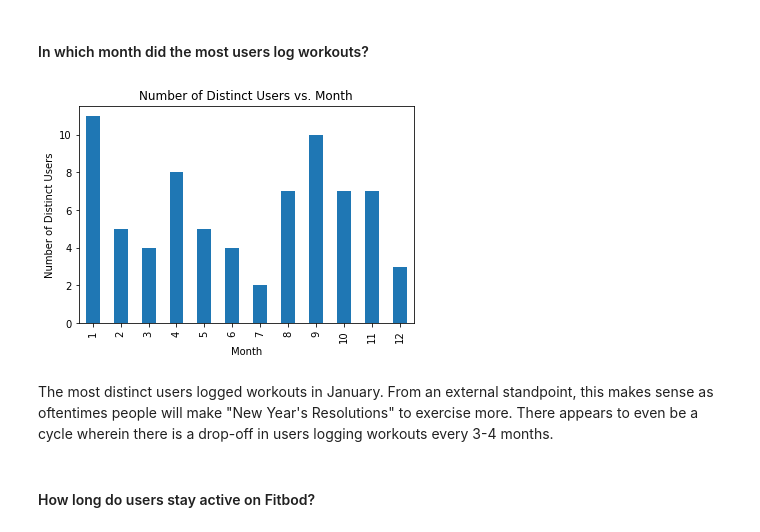
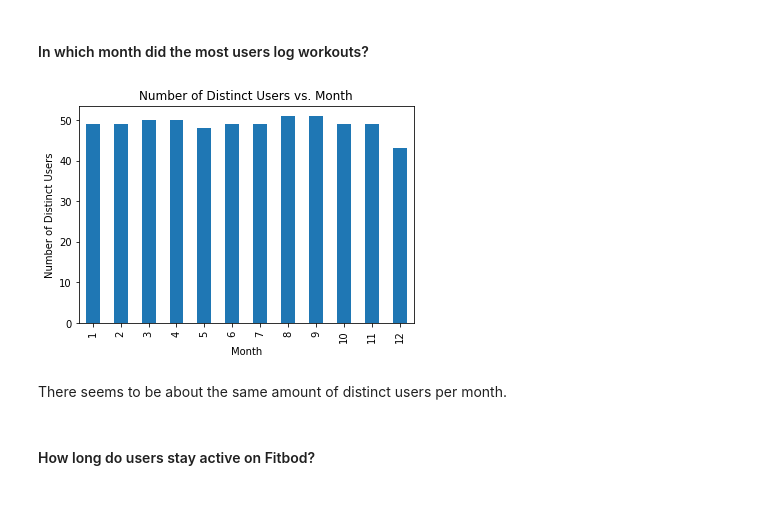
Before and after one commit to joecummings/fitbod_data_exploration, a Jupyter notebook: fitbod_exploration.ipynb, the cells around one changed output. Saved outputs shown, nothing was run; the diff lists cells and outputs as text; code cells hidden in the pictures; blank space fills up the shorter version.

Commit message:
Fix distinct user counts

```diff
--- a/fitbod_exploration.ipynb
+++ b/fitbod_exploration.ipynb
@@ -119,20 +119,18 @@ The most workouts logged were in July! A bonus is that we can see that the least
 # %% [markdown]
 #### In which month did the most users log workouts?
 # %%
-# We want to group the workouts by user
-fbm_u = fbm.groupby(by="fakeUserId").first()
-
 # Then, group by month and take the count
-fbm_um = fbm_u.groupby(by="month").count()
+fbm2 = fbm.drop(columns=["workoutId"])
+fbm_um = fbm2.groupby(by=["month", "fakeUserId"]).count().reset_index().groupby(by="month").count()
 fbm_um.plot(kind="bar", legend=None)
 plt.xlabel("Month")
 plt.ylabel("Number of Distinct Users")
 plt.title("Number of Distinct Users vs. Month")
 plt.show()
 # %% [output]
-[figure, old version]
+[figure, new version]
-# %% [markdown]
-The most distinct users logged workouts in January. From an external standpoint, this makes sense as oftentimes people will make "New Year's Resolutions" to exercise more. There appears to even be a cycle wherein there is a drop-off in users logging workouts every 3-4 months.
+# %% [markdown]
+There seems to be about the same amount of distinct users per month.
 # %% [markdown]
 #### How long do users stay active on Fitbod?
 # %%
```
Also changed, not shown: parts of 3 cells of this notebook.
